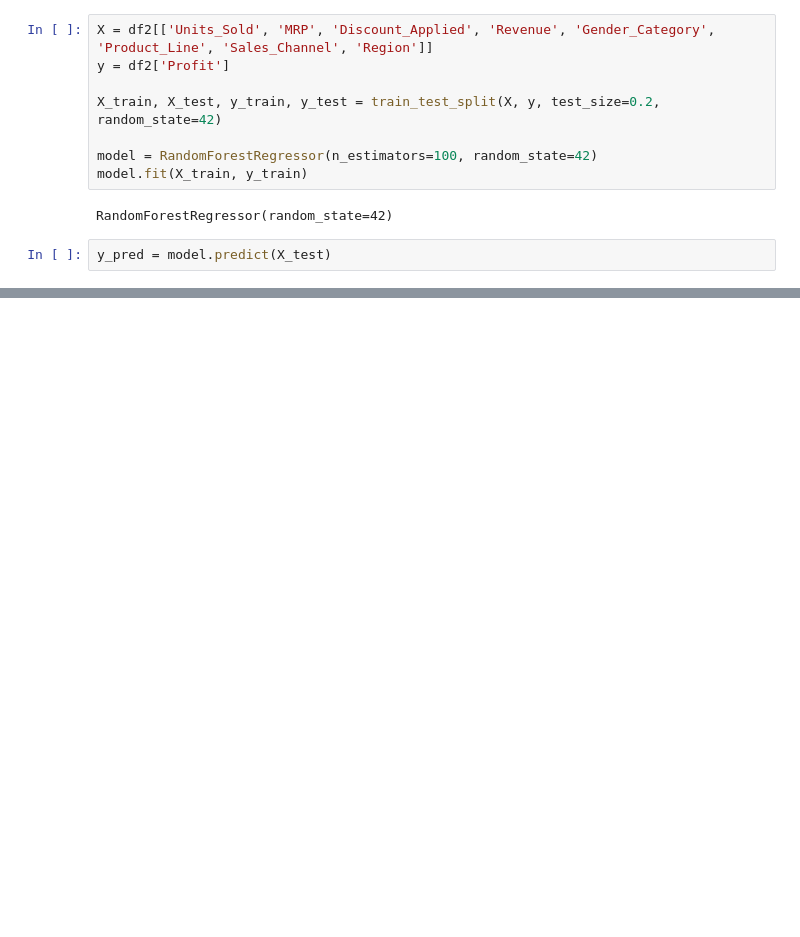
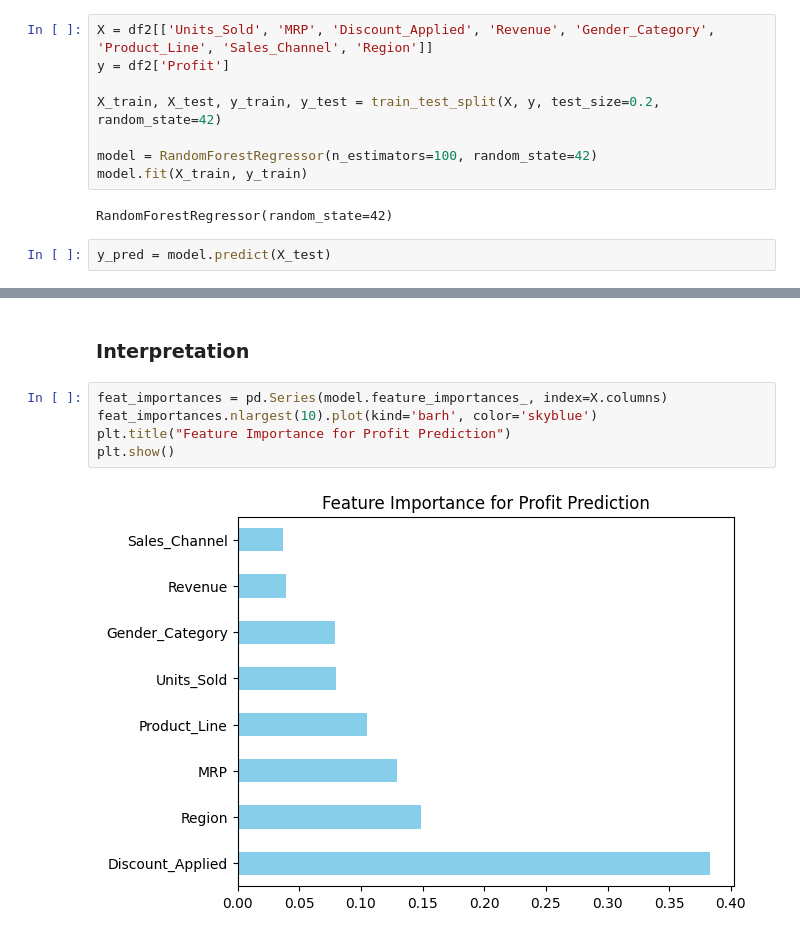
Before and after one commit to sanodyaJinadasa/Nike-Sales-Analysis, a Jupyter notebook: Analysis.ipynb, the cells around one changed output, grey strips where cells are left out. Saved outputs shown, nothing was run; the diff lists cells and outputs as text; blank space fills up the shorter version.

```diff
--- a/Analysis.ipynb
+++ b/Analysis.ipynb
@@ -314,0 +332,9 @@ y_pred = model.predict(X_test)
+# %% [markdown]
+### Interpretation
+# %%
+feat_importances = pd.Series(model.feature_importances_, index=X.columns)
+feat_importances.nlargest(10).plot(kind='barh', color='skyblue')
+plt.title("Feature Importance for Profit Prediction")
+plt.show()
+# %% [output]
+[figure, added]
```
Also changed, not shown: parts of 7 cells of this notebook.
